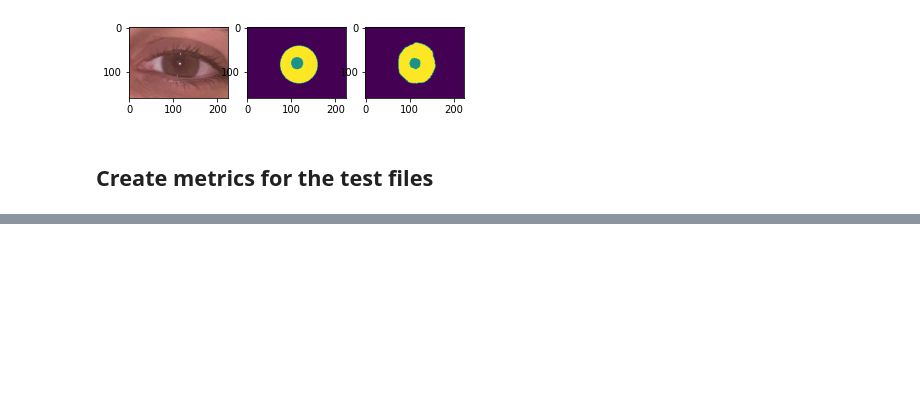
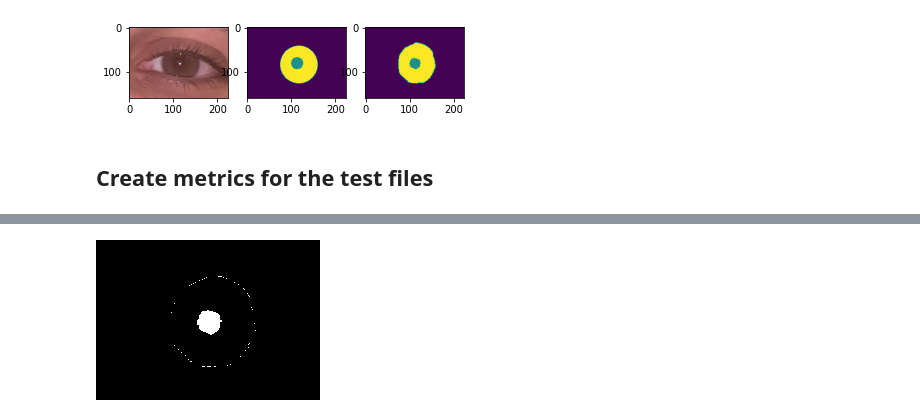
Before and after one commit to andreymathcanary/BioTrillion, a Jupyter notebook: ApplyModelAndGenerateResults.ipynb, the cells around one changed output, grey strips where cells are left out. Drawn from its saved outputs; the diff is of its cells as text; code cells hidden in the pictures; blank space fills up the shorter version.

```diff
--- a/ApplyModelAndGenerateResults.ipynb
+++ b/ApplyModelAndGenerateResults.ipynb
@@ -111,7 +252,6 @@ for i in range(10):
     mask = np.expand_dims(mask, axis=-1)
     img = PIL.ImageOps.autocontrast(keras.preprocessing.image.array_to_img(mask))
     img = img.resize(img_size)
-    imgD.append(asarray(img))
     ax[2].imshow(img)
 
 plt.show() # or display.display(plt.gcf()) if you prefer
@@ -258,0 +342,6 @@ array([150, 255, 255, 255, 255, 255, 255, 255, 255, 255, 255, 255, 255,
+# %%
+mask = np.array(imgD[9])
+Pupil=(mask<127+20) * (mask>127-20)
+display(PIL.Image.fromarray(Pupil))
+# %% [output]
+[figure, added]
```
Also changed, not shown: parts of 20 cells of this notebook, 1 other file.
